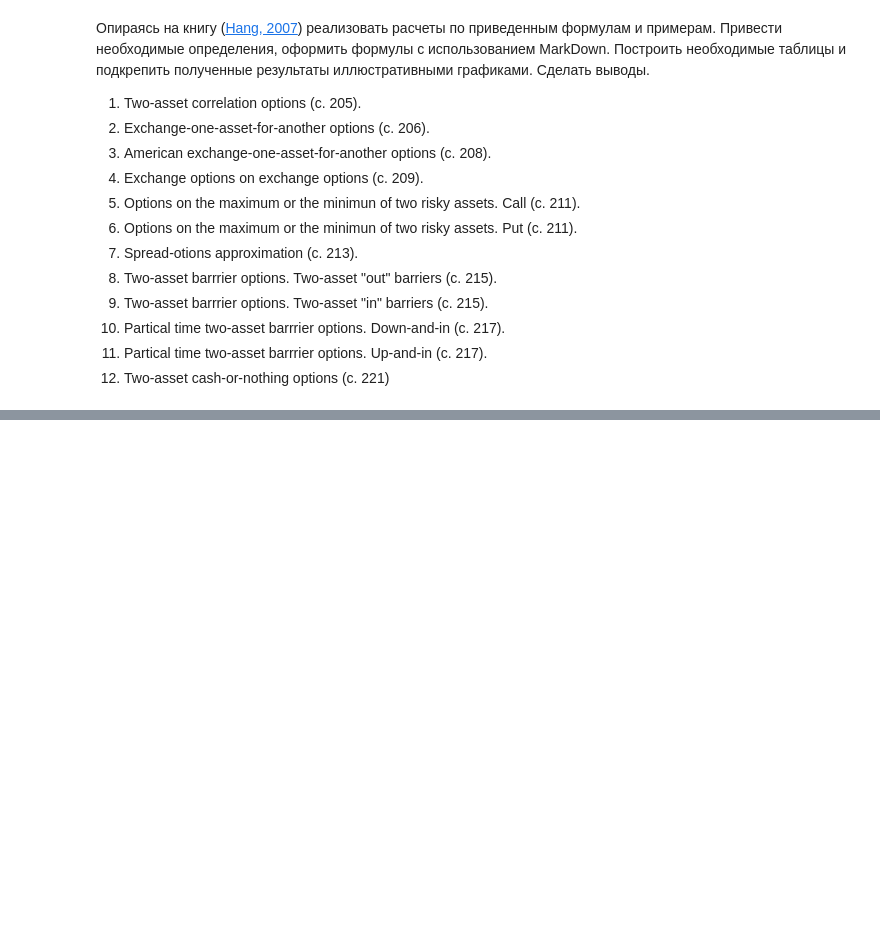
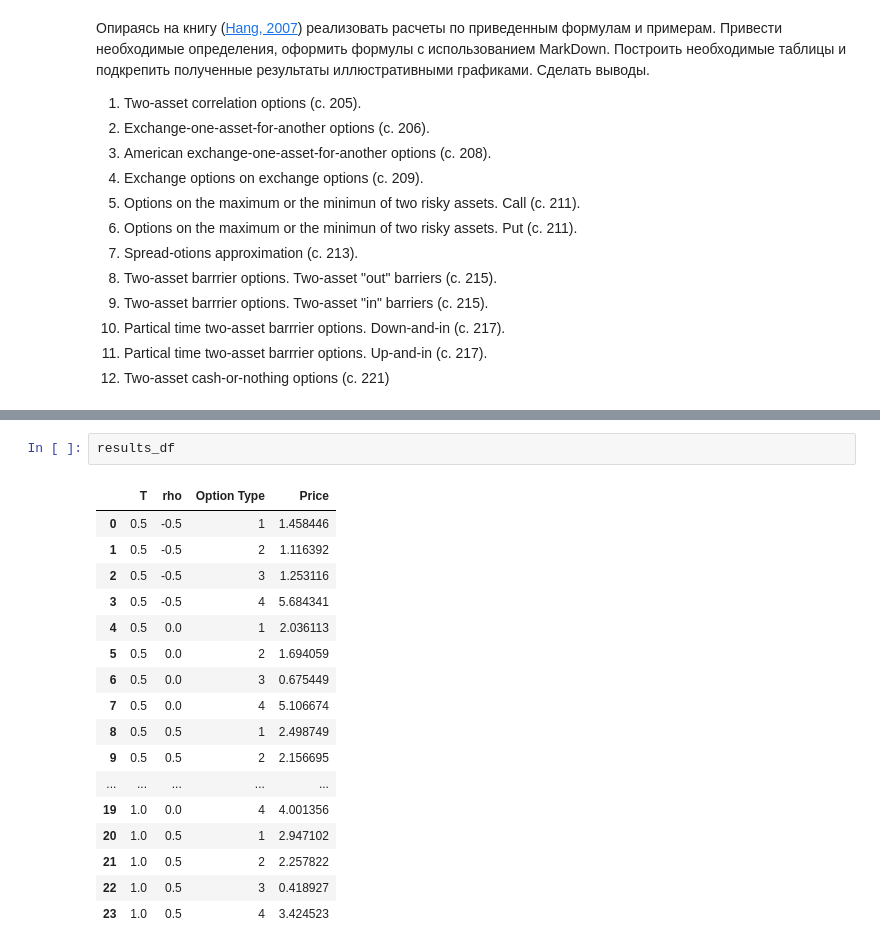
Before and after one commit to seri4ka/structured_finance_products, a Jupyter notebook: lab3/lab_4_GSFP.ipynb, the cells around one changed output, grey strips where cells are left out. Saved outputs shown, nothing was run; the diff lists cells and outputs as text; blank space fills up the shorter version.

```diff
--- a/lab3/lab_4_GSFP.ipynb
+++ b/lab3/lab_4_GSFP.ipynb
@@ -294,0 +521,20 @@ print('call=',quotient_price_Zhang('call', S, K, rho, sigma, r, q, T),'; put=',q
+# %%
+results_df
+# %% [output]
+|  | T | rho | Option Type | Price |
+| 0 | 0.5 | -0.5 | 1 | 1.458446 |
+| 1 | 0.5 | -0.5 | 2 | 1.116392 |
+| 2 | 0.5 | -0.5 | 3 | 1.253116 |
+| 3 | 0.5 | -0.5 | 4 | 5.684341 |
+| 4 | 0.5 | 0.0 | 1 | 2.036113 |
+| 5 | 0.5 | 0.0 | 2 | 1.694059 |
+| 6 | 0.5 | 0.0 | 3 | 0.675449 |
+| 7 | 0.5 | 0.0 | 4 | 5.106674 |
+| 8 | 0.5 | 0.5 | 1 | 2.498749 |
+| 9 | 0.5 | 0.5 | 2 | 2.156695 |
+| ... | ... | ... | ... | ... |
+| 19 | 1.0 | 0.0 | 4 | 4.001356 |
+| 20 | 1.0 | 0.5 | 1 | 2.947102 |
+| 21 | 1.0 | 0.5 | 2 | 2.257822 |
+| 22 | 1.0 | 0.5 | 3 | 0.418927 |
+| 23 | 1.0 | 0.5 | 4 | 3.424523 |
```
Also changed, not shown: parts of 10 cells of this notebook.
